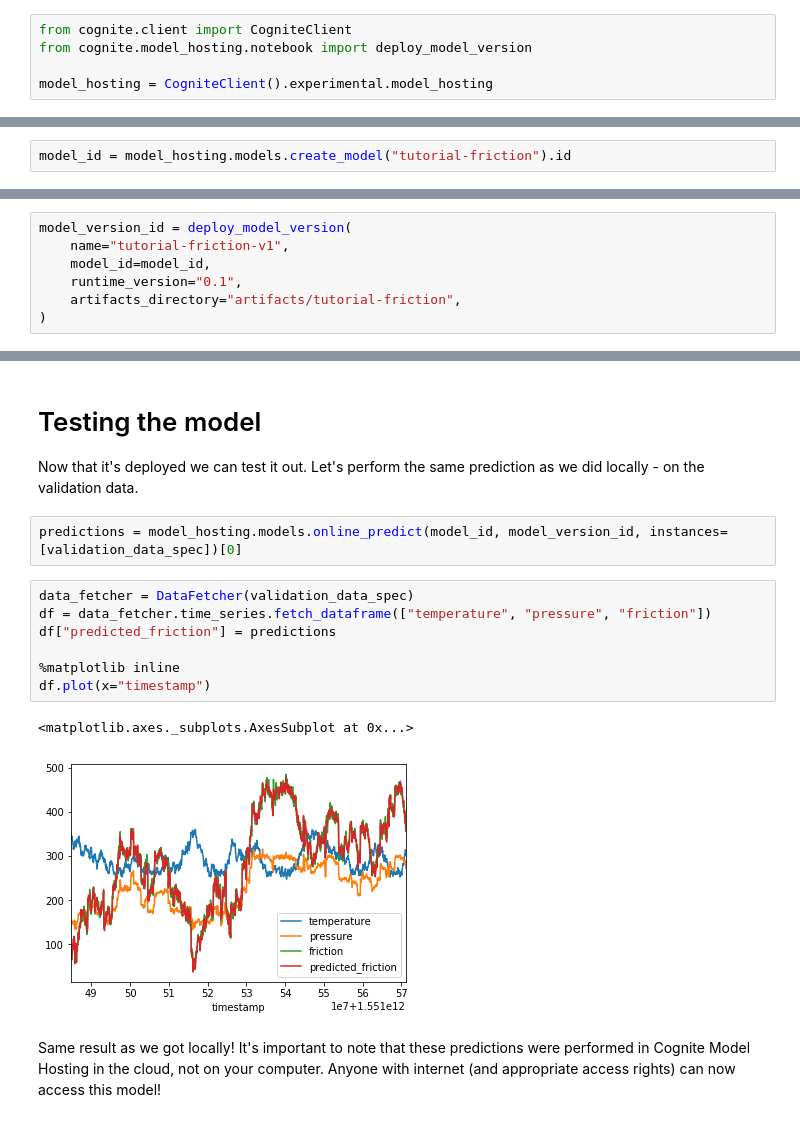
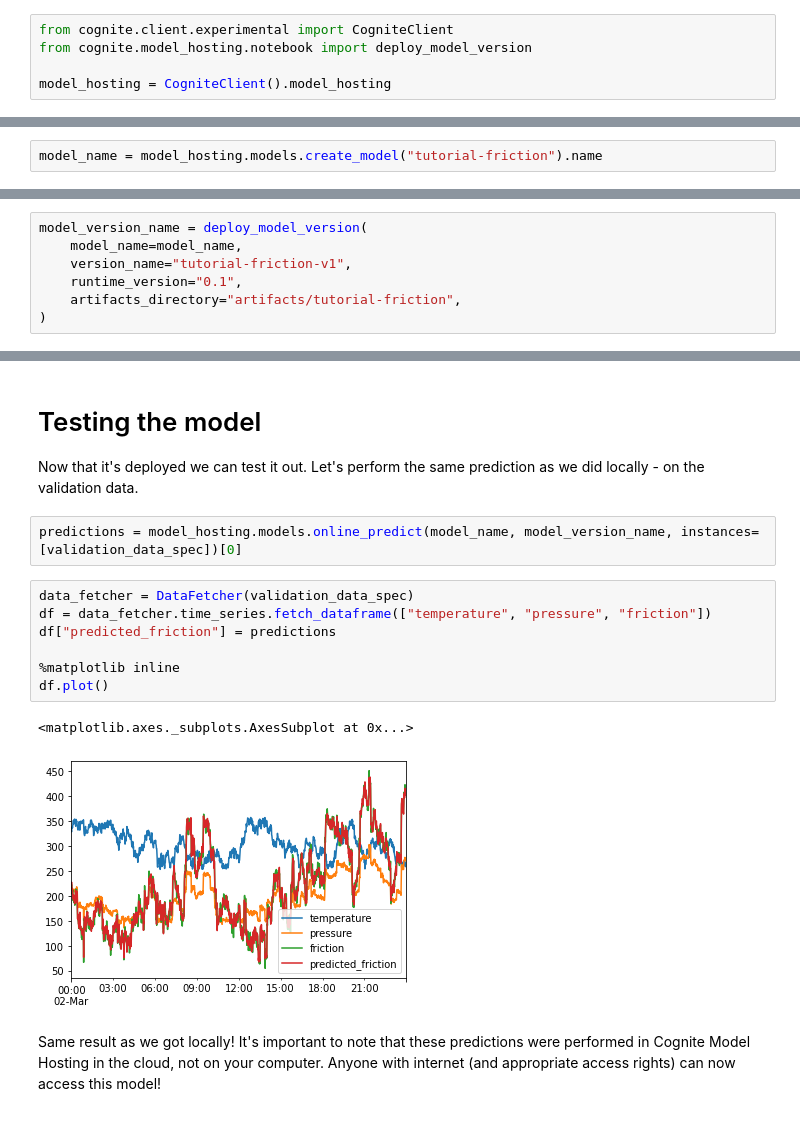
Before and after one commit to cognitedata/cognite-python-docs, a Jupyter notebook: examples/model_hosting/notebook/training/LocalTraining.ipynb, the cells around one changed output, grey strips where cells are left out. Cells and saved outputs as stored; diff of their text form.

```diff
--- a/examples/model_hosting/notebook/training/LocalTraining.ipynb
+++ b/examples/model_hosting/notebook/training/LocalTraining.ipynb
@@ -147,20 +147,20 @@ If this was a real use case we would probably do more than just plot the predict
 # %% [markdown]
 # Deploy our model
 # %%
-from cognite.client import CogniteClient
+from cognite.client.experimental import CogniteClient
 from cognite.model_hosting.notebook import deploy_model_version
 
-model_hosting = CogniteClient().experimental.model_hosting
+model_hosting = CogniteClient().model_hosting
 # %% [markdown]
 Before we can deploy a model version we must have a model.
 # %%
-model_id = model_hosting.models.create_model("tutorial-friction").id
+model_name = model_hosting.models.create_model("tutorial-friction").name
 # %% [markdown]
 And then we deploy this notebook and our trained model as a model version. It's important you **save the notebook** before doing this since the notebook file will be read to find your model. Note that we specify the folder we saved artifacts to during training. All artifacts/files in this folder are uploaded.
 # %%
-model_version_id = deploy_model_version(
-    name="tutorial-friction-v1",
-    model_id=model_id,
+model_version_name = deploy_model_version(
+    model_name=model_name,
+    version_name="tutorial-friction-v1",
     runtime_version="0.1",
     artifacts_directory="artifacts/tutorial-friction",
 )
@@ -175,17 +175,17 @@ model_hosting.models.get_model_version(model_id, model_version_id).status
 
 Now that it's deployed we can test it out. Let's perform the same prediction as we did locally - on the validation data.
 # %%
-predictions = model_hosting.models.online_predict(model_id, model_version_id, instances=[validation_data_spec])[0]
+predictions = model_hosting.models.online_predict(model_name, model_version_name, instances=[validation_data_spec])[0]
 # %%
 data_fetcher = DataFetcher(validation_data_spec)
 df = data_fetcher.time_series.fetch_dataframe(["temperature", "pressure", "friction"])
 df["predicted_friction"] = predictions
 
 %matplotlib inline
-df.plot(x="timestamp")
+df.plot()
 # %% [output]
 <matplotlib.axes._subplots.AxesSubplot at 0x...>
-[figure, old version]
+[figure, new version]
 # %% [markdown]
 Same result as we got locally! It's important to note that these predictions were performed in Cognite Model Hosting in the cloud, not on your computer. Anyone with internet (and appropriate access rights) can now access this model!
 # %% [markdown]
```
Also changed, not shown: parts of 7 cells of this notebook, 1 other file.
